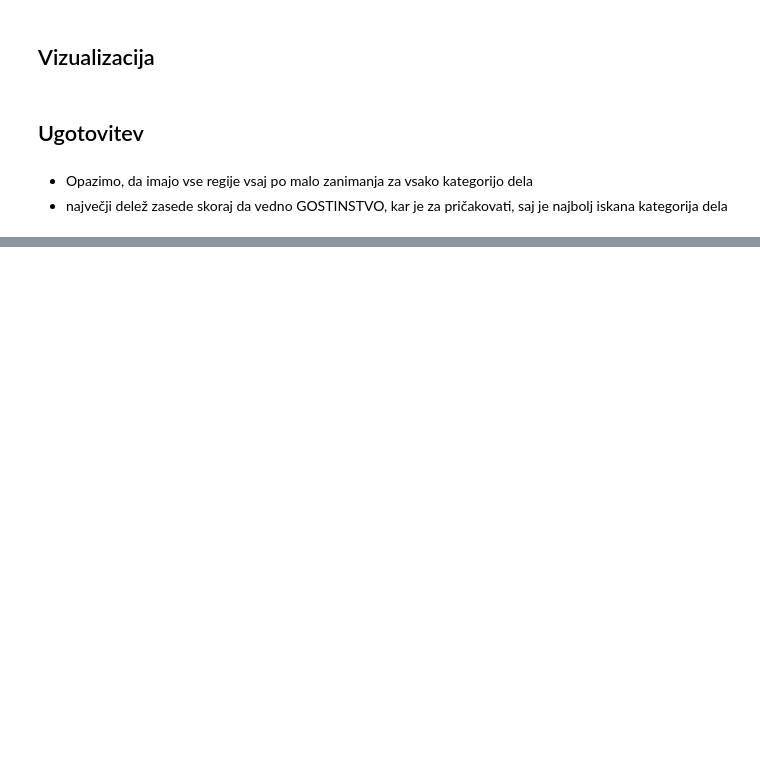
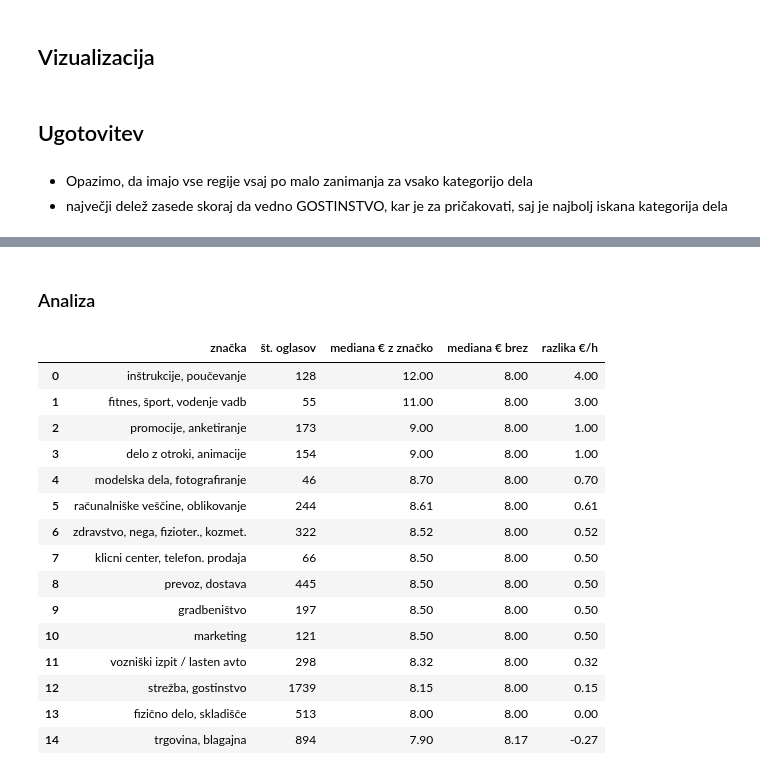
Before and after one commit to svenko99/PR2608, a Jupyter notebook: src/notebook/rezultati.ipynb, the cells around one changed output, grey strips where cells are left out. Drawn from its saved outputs; the diff is of its cells as text; code cells hidden in the pictures; blank space fills up the shorter version.

```diff
--- a/src/notebook/rezultati.ipynb
+++ b/src/notebook/rezultati.ipynb
@@ -1775,0 +1795,67 @@ fig.show()
+# %% [markdown]
+### Analiza
+# %%
+# Filtriramo na oglase z urnim plačilom in znano postavko
+hourly = data[(data["normalized_payment_type"] == "HOURLY")
+              & data["hourly_rate_neto"].notna()].copy()
+# Odstranimo podvojene opise (mnogi delodajalci redno ponavljajo iste oglase) — preprečimo,
+# da bi en pogost oglas prevladal nad statistiko
+hourly = hourly.drop_duplicates(subset="description").reset_index(drop=True)
+
+# Združimo naslov in opis za iskanje vzorcev
+text_field = (hourly["title"].fillna("") + " " + hourly["description"].fillna("")).str.lower()
+
+# Besedne značke — vzorci so namerno širši (zajamejo sklanjatve in različne zapise).
+# Izbrane so iz dveh virov: (1) splošno znanje o trgu študentskega dela,
+# (2) eksplorativna analiza top 10 % najbolje plačanih oglasov.
+KEYWORD_PATTERNS = {
+    "inštrukcije, poučevanje": r"\b(?:in[šs]trukcij|tutor|pou[čc]evan|pomo[čc]\s+pri\s+u[čc]enj)",
+    "fitnes, šport, vodenje vadb": r"\b(?:fitnes|aerobik|vaditelj|trener|pilates|joga|plesn\s+u[čc]itel)",
+    "promocije, anketiranje": r"\b(?:promocij|pospe[šs]evan|degustacij|anketiran)",
+    "delo z otroki, animacije": r"\b(?:otro[čc]|otrok|vars?tv|animator)",
+    "modelska dela, fotografiranje": r"\b(?:model\s|modeli\s+|fotografiran|snemanj|statisti)",
+    "računalniške veščine, oblikovanje": r"\b(?:excel|word|programir|python|sql|figma|java|photoshop|adobe|oblikov\w*|video|grafi[čc])",
+    "zdravstvo, nega, fizioter., kozmet.": r"\b(?:zdravstven|medicin|nega|fizioter|kineziolog|farmac|psiholog|psihoterap|maser|masa[žz]|kozmet)",
+    "klicni center, telefon. prodaja": r"\b(?:klicni\s+cent|kontaktni\s+cent|call\s+center|telefonist|telefonsk[aei]\s+(?:prodaj|anketiranj|stik|kontakt|komunikac))",
+    "prevoz, dostava": r"\b(?:prevoz|dostav|razvoz|kurir|[šs]ofer)",
+    "gradbeništvo": r"\b(?:gradben|monter|monta[žz]|elektrikar|vodoinstal)",
+    "marketing": r"\b(?:marketing|tr[žz]enj|copywrit)",
+    "vozniški izpit / lasten avto": r"\b(?:vozni[šs]ki|izpit\s+b|lasten\s+avto)",
+    "strežba, gostinstvo": r"\b(?:stre[žz]b|natakar|kuhinj)",
+    "trgovina, blagajna": r"\b(?:trgovin|polnjenje\s+polic|blagajn)",
+    "fizično delo, skladišče": r"\b(?:fizi[čc]n|dvigovan|skladi[šs][čc])",
+}
+
+# Za vsako značko izračunamo razliko v mediani plačila
+rows = []
+for label, pattern in KEYWORD_PATTERNS.items():
+    mask = text_field.str.contains(pattern, regex=True, na=False)
+    median_z = hourly.loc[mask, "hourly_rate_neto"].median()
+    median_brez = hourly.loc[~mask, "hourly_rate_neto"].median()
+    rows.append({
+        "značka": label,
+        "št. oglasov": int(mask.sum()),
+        "mediana € z značko": round(median_z, 2),
+        "mediana € brez": round(median_brez, 2),
+        "razlika €/h": round(median_z - median_brez, 2),
+    })
+
+kw_table = pd.DataFrame(rows).sort_values("razlika €/h", ascending=False).reset_index(drop=True)
+display(kw_table)
+# %% [output]
+|  | značka | št. oglasov | mediana € z značko | mediana € brez | razlika €/h |
+| 0 | inštrukcije, poučevanje | 128 | 12.00 | 8.00 | 4.00 |
+| 1 | fitnes, šport, vodenje vadb | 55 | 11.00 | 8.00 | 3.00 |
+| 2 | promocije, anketiranje | 173 | 9.00 | 8.00 | 1.00 |
+| 3 | delo z otroki, animacije | 154 | 9.00 | 8.00 | 1.00 |
+| 4 | modelska dela, fotografiranje | 46 | 8.70 | 8.00 | 0.70 |
+| 5 | računalniške veščine, oblikovanje | 244 | 8.61 | 8.00 | 0.61 |
+| 6 | zdravstvo, nega, fizioter., kozmet. | 322 | 8.52 | 8.00 | 0.52 |
+| 7 | klicni center, telefon. prodaja | 66 | 8.50 | 8.00 | 0.50 |
+| 8 | prevoz, dostava | 445 | 8.50 | 8.00 | 0.50 |
+| 9 | gradbeništvo | 197 | 8.50 | 8.00 | 0.50 |
+| 10 | marketing | 121 | 8.50 | 8.00 | 0.50 |
+| 11 | vozniški izpit / lasten avto | 298 | 8.32 | 8.00 | 0.32 |
+| 12 | strežba, gostinstvo | 1739 | 8.15 | 8.00 | 0.15 |
+| 13 | fizično delo, skladišče | 513 | 8.00 | 8.00 | 0.00 |
+| 14 | trgovina, blagajna | 894 | 7.90 | 8.17 | -0.27 |
```
Also changed, not shown: parts of 39 cells of this notebook, 2 other files.
